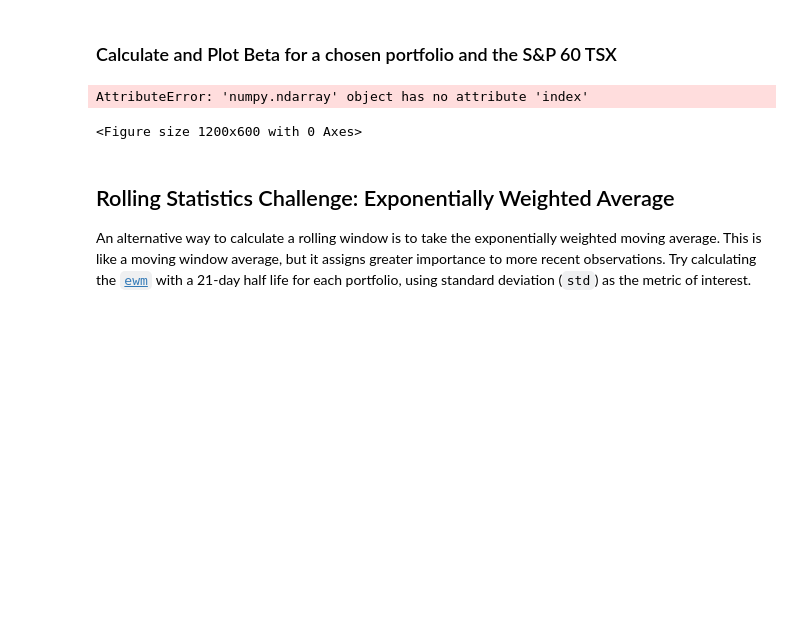
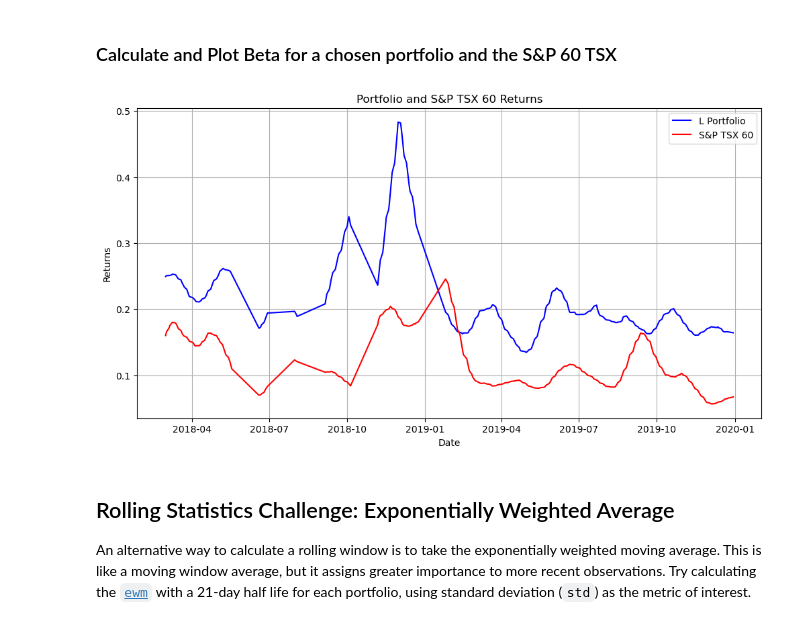
Before and after one commit to Kay-bot/A-Whale-Off-the-Portfolio, a Jupyter notebook: whale_analysis.ipynb, the cells around one changed output. Drawn from its saved outputs; the diff is of its cells as text; code cells hidden in the pictures; blank space fills up the shorter version.

```diff
--- a/whale_analysis.ipynb
+++ b/whale_analysis.ipynb
@@ -599,43 +599,42 @@ rolling_window = 21
 rolling_l_portfolio_returns = daily_returns['L Portfolio'].rolling(window=rolling_window).apply(lambda x: (1 + x).prod() - 1, raw=True)
 rolling_sp_tsx_60_returns = daily_returns['S&P TSX 60'].rolling(window=rolling_window).apply(lambda x: (1 + x).prod() - 1, raw=True)
 
 # Remove NaN values
 rolling_l_portfolio_returns = rolling_l_portfolio_returns.dropna()
 rolling_sp_tsx_60_returns = rolling_sp_tsx_60_returns.dropna()
 
 # Find the common date range
 common_dates = rolling_l_portfolio_returns.index.intersection(rolling_sp_tsx_60_returns.index)
 
 # Filter the series to include only the common dates
 rolling_l_portfolio_returns = rolling_l_portfolio_returns.loc[common_dates]
 rolling_sp_tsx_60_returns = rolling_sp_tsx_60_returns.loc[common_dates]
 
 # Calculate the covariance between the two series
 cov_matrix = np.cov(rolling_l_portfolio_returns, rolling_sp_tsx_60_returns)
 
 # Calculate the beta
 portfolio_variance = cov_matrix[0, 0]
 market_variance = cov_matrix[1, 1]
 covariance = cov_matrix[0, 1]
 beta = covariance / market_variance
 
 # Plot the portfolio and S&P TSX 60 returns
 plt.figure(figsize=(12, 6))
-plt.plot(cov_matrix.index, cov_matrix['L Portfolio'], label='L Portfolio Returns', color='blue')
-plt.plot(cov_matrix.index, cov_matrix['S&P TSX 60'], label='S&P TSX 60 Returns', color='red')
-plt.title('L Portfolio vs. S&P TSX 60 Returns')
+plt.plot(rolling_l_portfolio_returns.index, rolling_l_portfolio_returns, label='L Portfolio', color='blue')
+plt.plot(rolling_sp_tsx_60_returns.index, rolling_sp_tsx_60_returns, label='S&P TSX 60', color='red')
+
+# Customize the plot
+plt.title('Portfolio and S&P TSX 60 Returns')
 plt.xlabel('Date')
-plt.ylabel('Daily Returns')
-plt.legend(loc='lower left')
+plt.ylabel('Returns')
+plt.legend()
 plt.grid(True)
 
-# Display the beta value
-plt.figtext(0.15, 0.8, f'Beta: {beta:.2f}', fontsize=12, color='green')
-
+# Show the plot
 plt.show()
 # %% [output]
-AttributeError: 'numpy.ndarray' object has no attribute 'index'
-<Figure size 1200x600 with 0 Axes>
+[figure, added]
 # %% [markdown]
 ## Rolling Statistics Challenge: Exponentially Weighted Average
 
```
Also changed, not shown: parts of 8 cells of this notebook.
